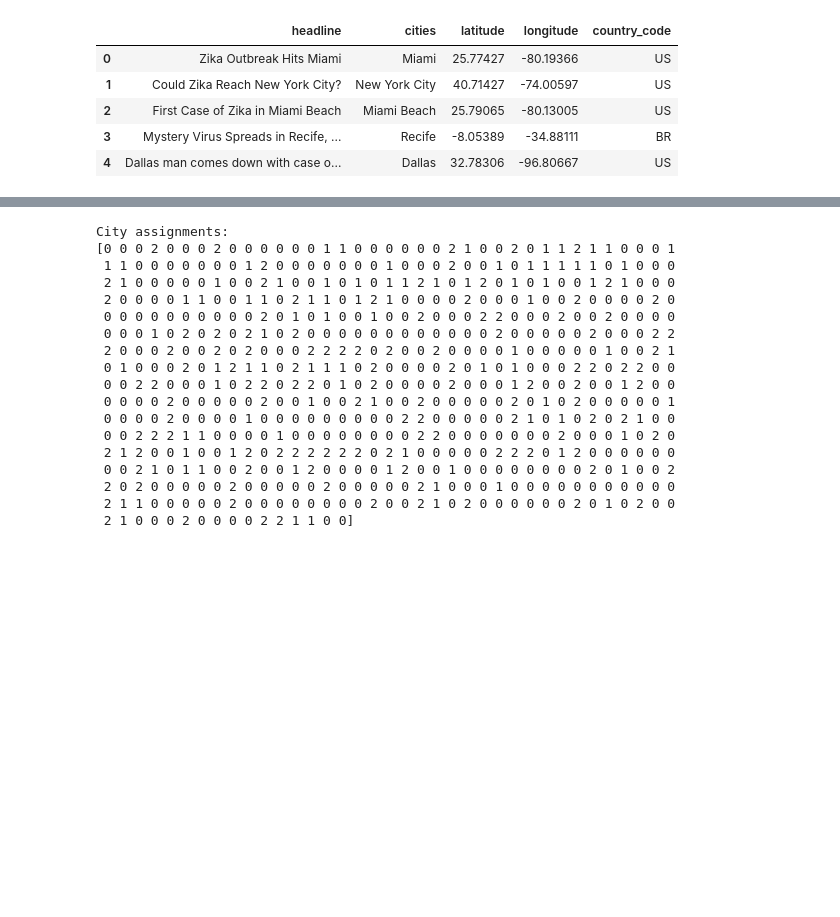
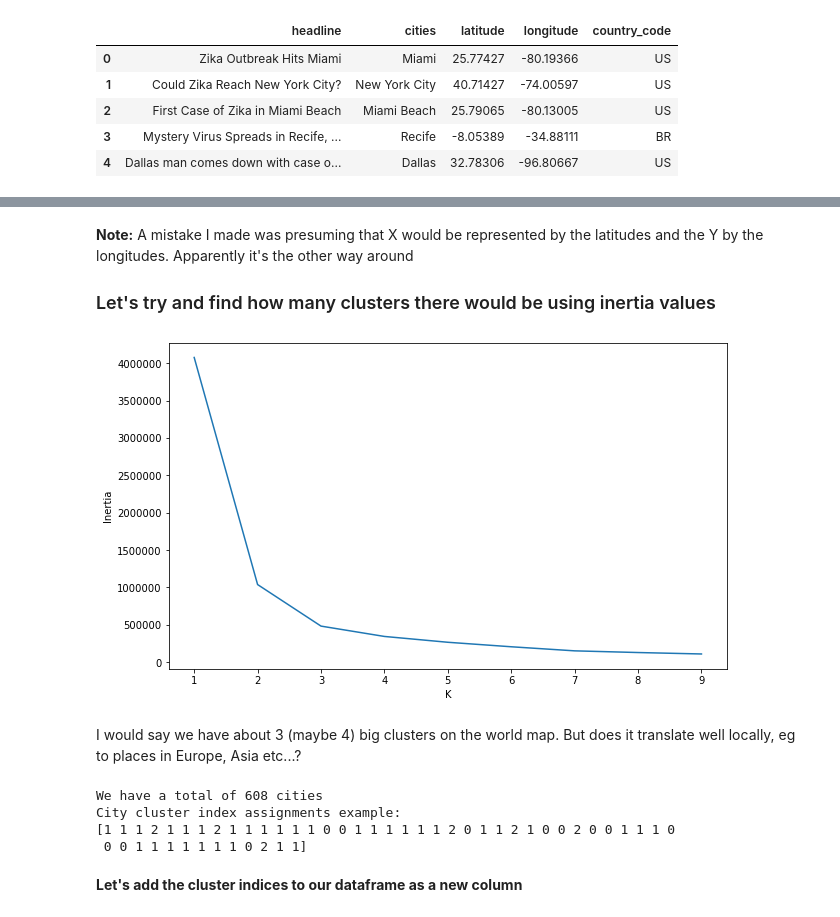
Before and after one commit to Dakoina/discovering-disease-outbreaks-base, a Jupyter notebook: chapter3.ipynb, the cells around one changed output, grey strips where cells are left out. Cells and saved outputs as stored; diff of their text form; code cells hidden in the pictures; blank space fills up the shorter version.

```diff
--- a/chapter3.ipynb
+++ b/chapter3.ipynb
@@ -31,27 +37,38 @@ Text(0.5, 1.0, 'example scatter of lat/long')
+# %% [markdown]
+**Note:**
+A mistake I made was presuming that X would be represented by the latitudes and the Y by the longitudes. Apparently it's the other way around
+
+### Let's try and find how many clusters there would be using inertia values
+# %%
+cities = list(zip(data["longitude"],data["latitude"]))
+# cities = list(zip(data["latitude"], data["longitude"]))
+
+k_values = range(1, 10)
+inertia_values = [KMeans(k).fit(cities).inertia_
+                  for k in k_values]
+
+plt.figure(figsize=(10, 6))
+
+plt.plot(k_values, inertia_values)
+plt.xlabel('K')
+plt.ylabel('Inertia')
+plt.show()
+# %% [output]
+[figure, added]
+# %% [markdown]
+I would say we have about 3 (maybe 4) big clusters on the world map. But does it translate well locally, eg to places in Europe, Asia etc...?
 # %%
-cities = list(zip(data["latitude"], data["longitude"]))
 cluster_size=3
 cluster_model = KMeans(n_clusters=cluster_size)
-assigned_cities = cluster_model.fit_predict(cities)
+assigned_city_clusters = cluster_model.fit_predict(cities)
 
-print("City assignments:")
-print(assigned_cities)
+print(f"We have a total of {len(cities)} cities")
+print("City cluster index assignments example:")
+print(assigned_city_clusters[0:50])
 # %% [output]
-City assignments:
-[0 0 0 2 0 0 0 2 0 0 0 0 0 0 1 1 0 0 0 0 0 0 2 1 0 0 2 0 1 1 2 1 1 0 0 0 1
- 1 1 0 0 0 0 0 0 0 1 2 0 0 0 0 0 0 0 1 0 0 0 2 0 0 1 0 1 1 1 1 1 0 1 0 0 0
- 2 1 0 0 0 0 0 1 0 0 2 1 0 0 1 0 1 0 1 1 2 1 0 1 2 0 1 0 1 0 0 1 2 1 0 0 0
- 2 0 0 0 0 1 1 0 0 1 1 0 2 1 1 0 1 2 1 0 0 0 0 2 0 0 0 1 0 0 2 0 0 0 0 2 0
- 0 0 0 0 0 0 0 0 0 0 2 0 1 0 1 0 0 1 0 0 2 0 0 0 2 2 0 0 0 2 0 0 2 0 0 0 0
- 0 0 0 1 0 2 0 2 0 2 1 0 2 0 0 0 0 0 0 0 0 0 0 0 0 2 0 0 0 0 0 2 0 0 0 2 2
- 2 0 0 0 2 0 0 2 0 2 0 0 0 2 2 2 2 0 2 0 0 2 0 0 0 0 1 0 0 0 0 0 1 0 0 2 1
- 0 1 0 0 0 2 0 1 2 1 1 0 2 1 1 1 0 2 0 0 0 0 2 0 1 0 1 0 0 0 2 2 0 2 2 0 0
- 0 0 2 2 0 0 0 1 0 2 2 0 2 2 0 1 0 2 0 0 0 0 2 0 0 0 1 2 0 0 2 0 0 1 2 0 0
- 0 0 0 0 2 0 0 0 0 0 2 0 0 1 0 0 2 1 0 0 2 0 0 0 0 0 2 0 1 0 2 0 0 0 0 0 1
- 0 0 0 0 2 0 0 0 0 1 0 0 0 0 0 0 0 0 0 2 2 0 0 0 0 0 2 1 0 1 0 2 0 2 1 0 0
- 0 0 2 2 2 1 1 0 0 0 0 1 0 0 0 0 0 0 0 0 2 2 0 0 0 0 0 0 0 2 0 0 0 1 0 2 0
- 2 1 2 0 0 1 0 0 1 2 0 2 2 2 2 2 2 0 2 1 0 0 0 0 0 2 2 2 0 1 2 0 0 0 0 0 0
- 0 0 2 1 0 1 1 0 0 2 0 0 1 2 0 0 0 0 1 2 0 0 1 0 0 0 0 0 0 0 0 2 0 1 0 0 2
- 2 0 2 0 0 0 0 0 2 0 0 0 0 0 2 0 0 0 0 0 2 1 0 0 0 1 0 0 0 0 0 0 0 0 0 0 0
- 2 1 1 0 0 0 0 0 2 0 0 0 0 0 0 0 0 2 0 0 2 1 0 2 0 0 0 0 0 0 2 0 1 0 2 0 0
- 2 1 0 0 0 2 0 0 0 0 2 2 1 1 0 0]
+We have a total of 608 cities
+City cluster index assignments example:
+[1 1 1 2 1 1 1 2 1 1 1 1 1 1 0 0 1 1 1 1 1 1 2 0 1 1 2 1 0 0 2 0 0 1 1 1 0
+ 0 0 1 1 1 1 1 1 1 0 2 1 1]
+# %% [markdown]
+**Let's add the cluster indices to our dataframe as a new column**
```
Also changed, not shown: parts of 32 cells of this notebook.
